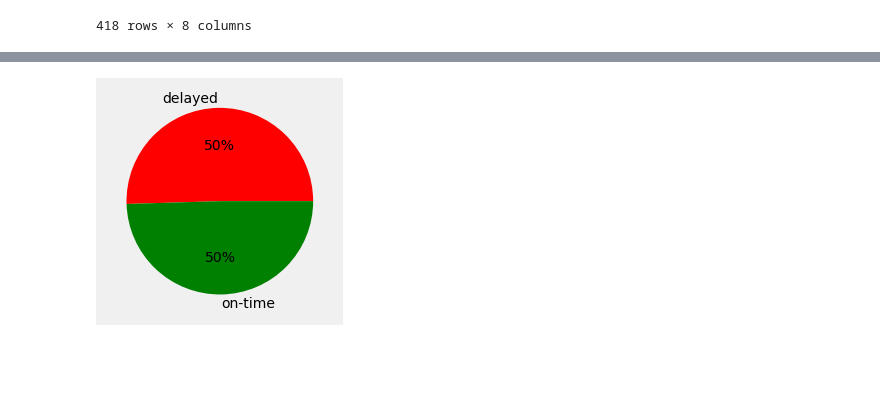
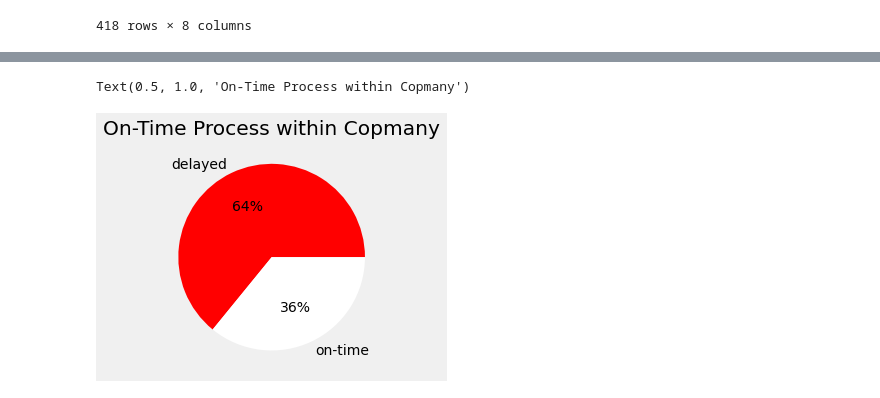
Before and after one commit to farnaz-irani/muesli-delivery-performance, a Jupyter notebook: Farnaz.ipynb, the cells around one changed output, grey strips where cells are left out. Cells and saved outputs as stored; diff of their text form; code cells hidden in the pictures; blank space fills up the shorter version.

```diff
--- a/Farnaz.ipynb
+++ b/Farnaz.ipynb
@@ -165,0 +187,4 @@ plt.pie(orders_campaign['is_delayed'].value_counts(), labels=['delayed', 'on-tim
+# %%
+# len(pd.bdate_range('2011-01-05', '2011-01-25'))
+order_intern['bday'] = [len(pd.bdate_range(order_intern['order_date'][i], order_intern['ready_to_ship_date'][i])) - 1 for i in order_intern.index.values]
+order_intern['bday'].mean()
@@ -167,6 +194,8 @@ plt.pie(orders_campaign['is_delayed'].value_counts(), labels=['delayed', 'on-tim
 # order_intern['ready_to_ship_length'] = order_intern['ready_to_ship_length'].apply(lambda x: x.value)
 # %%
 # order_intern['ready_to_ship_length'] = order_intern['ready_to_ship_length']
-order_intern['is_delayed'] = np.where(order_intern['ready_to_ship_length'] > 4, 'yes', 'no')
-order_intern
+order_intern['is_delayed'] = np.where(order_intern['bday'] > 2, 'yes', 'no')
+# order_intern
+order_intern.loc[:,['order_id', 'ready_to_ship_date', 'order_date', 'ready_to_ship_length', 'bday', 'is_delayed']]
+# Report_Card.loc[:,["Lectures","Grades"]]
 # %% [output]
@@ -174,4 +215,6 @@ TypeError: Invalid comparison between dtype=timedelta64[ns] and int
 # %%
-plt.pie(order_intern['is_delayed'].value_counts(), labels=['delayed', 'on-time'], colors=['red', 'green'], autopct='%.0f%%');
+plt.pie(order_intern['is_delayed'].value_counts(), labels=['delayed', 'on-time'], colors=['red', 'white'], autopct='%.0f%%');
+plt.title('On-Time Process within Copmany')
 # %% [output]
+Text(0.5, 1.0, 'On-Time Process within Copmany')
-[figure, old version]
+[figure, new version]
```
Also changed, not shown: parts of 21 cells of this notebook.
